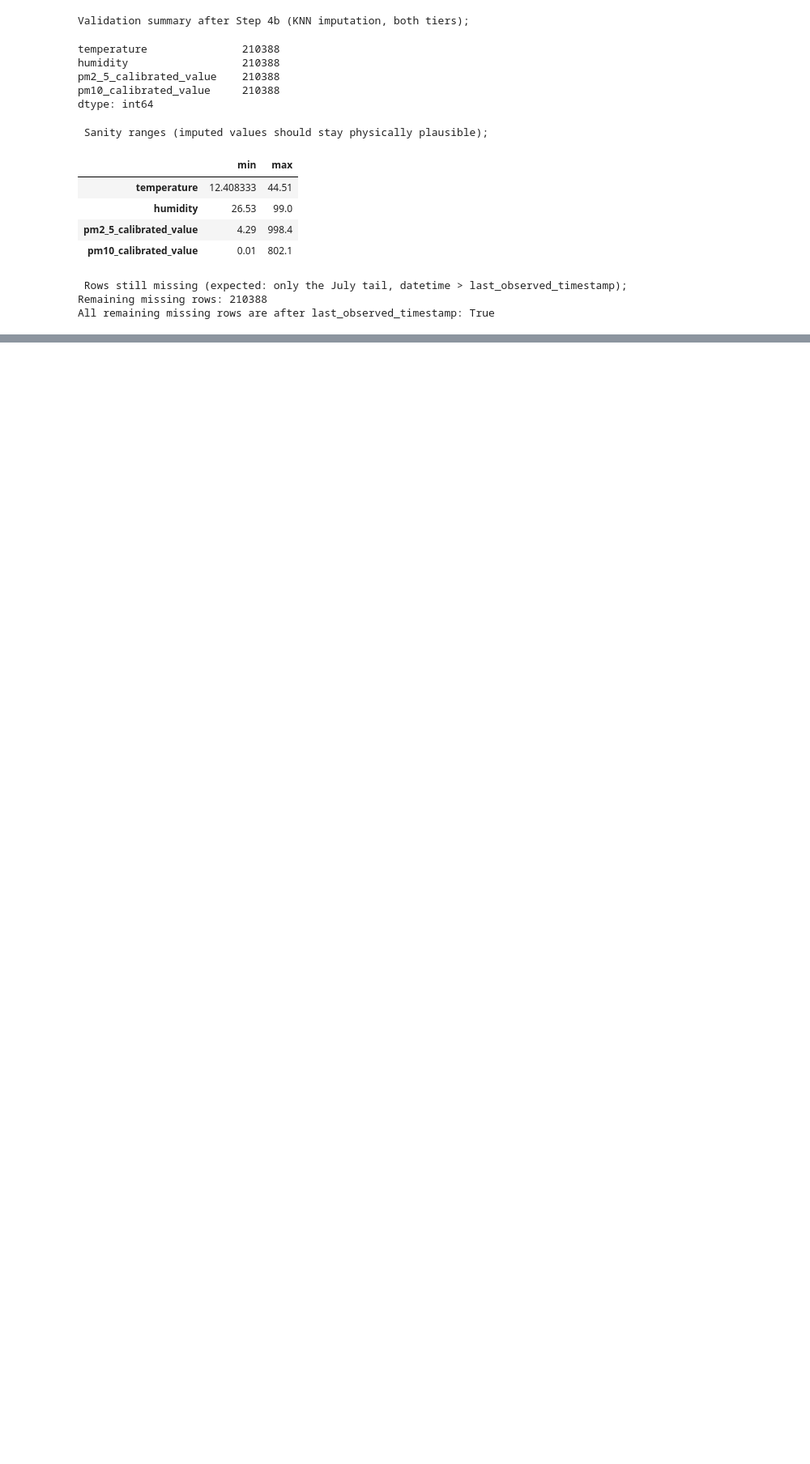
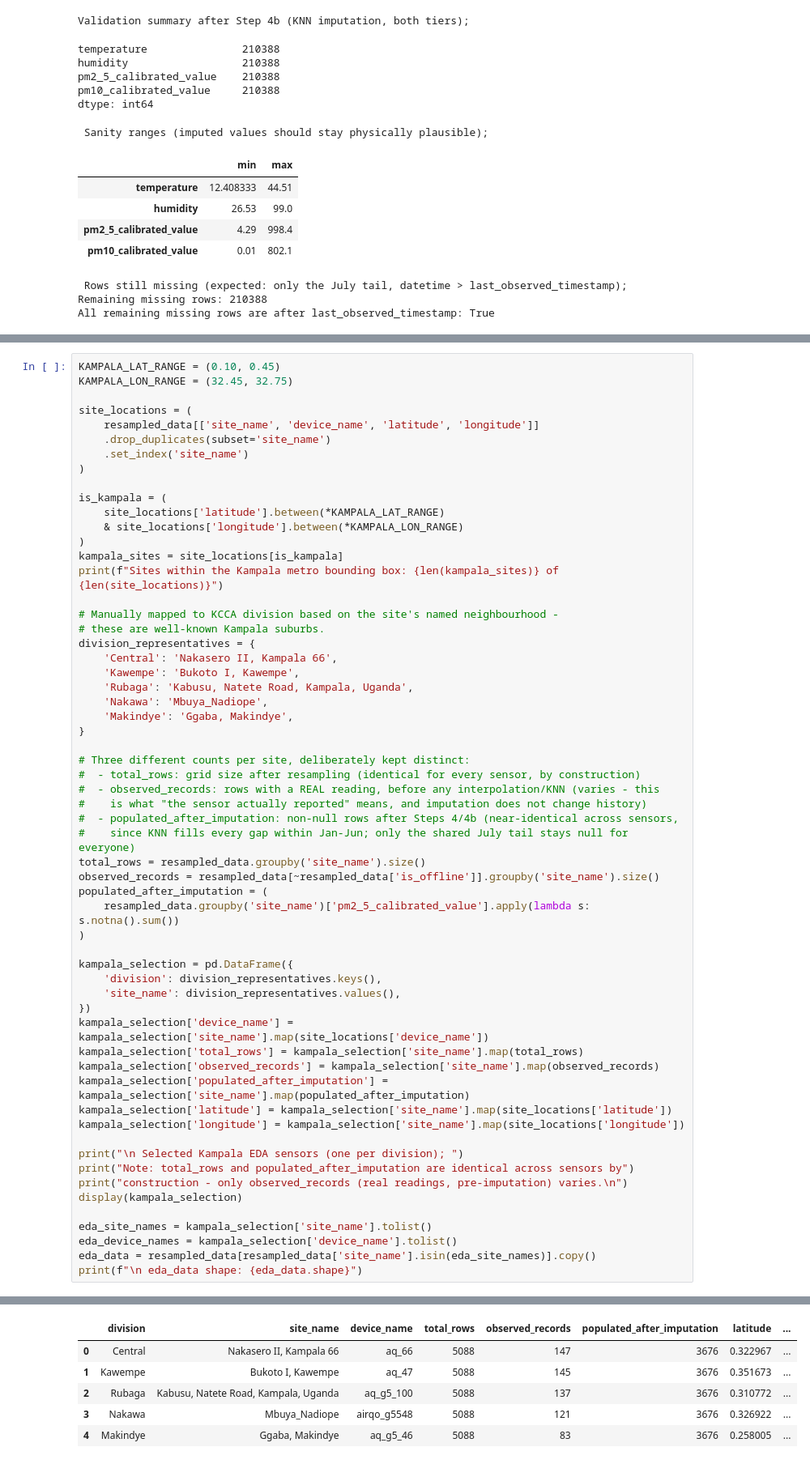
Before and after one commit to coleRodneyMigisha/airqo_cole_charis_assgnmnt, a Jupyter notebook: train.ipynb, the cells around one changed output, grey strips where cells are left out. Shown at 81% size. Drawn from its saved outputs; the diff is of its cells as text; blank space fills up the shorter version.

Commit message:
Selection of the Data points/sites for the EDA

```diff
--- a/train.ipynb
+++ b/train.ipynb
@@ -933,0 +938,60 @@ All remaining missing rows are after last_observed_timestamp: True
+# %%
+KAMPALA_LAT_RANGE = (0.10, 0.45)
+KAMPALA_LON_RANGE = (32.45, 32.75)
+
+site_locations = (
+    resampled_data[['site_name', 'device_name', 'latitude', 'longitude']]
+    .drop_duplicates(subset='site_name')
+    .set_index('site_name')
+)
+
+is_kampala = (
+    site_locations['latitude'].between(*KAMPALA_LAT_RANGE)
+    & site_locations['longitude'].between(*KAMPALA_LON_RANGE)
+)
+kampala_sites = site_locations[is_kampala]
+print(f"Sites within the Kampala metro bounding box: {len(kampala_sites)} of {len(site_locations)}")
+
+# Manually mapped to KCCA division based on the site's named neighbourhood -
+# these are well-known Kampala suburbs.
+division_representatives = {
+    'Central': 'Nakasero II, Kampala 66',
+    'Kawempe': 'Bukoto I, Kawempe',
+    'Rubaga': 'Kabusu, Natete Road, Kampala, Uganda',
+    'Nakawa': 'Mbuya_Nadiope',
+    'Makindye': 'Ggaba, Makindye',
+}
+
+# Three different counts per site, deliberately kept distinct:
+#  - total_rows: grid size after resampling (identical for every sensor, by construction)
+#  - observed_records: rows with a REAL reading, before any interpolation/KNN (varies - this
+#    is what "the sensor actually reported" means, and imputation does not change history)
+#  - populated_after_imputation: non-null rows after Steps 4/4b (near-identical across sensors,
+#    since KNN fills every gap within Jan-Jun; only the shared July tail stays null for everyone)
+total_rows = resampled_data.groupby('site_name').size()
+observed_records = resampled_data[~resampled_data['is_offline']].groupby('site_name').size()
+populated_after_imputation = (
+    resampled_data.groupby('site_name')['pm2_5_calibrated_value'].apply(lambda s: s.notna().sum())
+)
+
+kampala_selection = pd.DataFrame({
+    'division': division_representatives.keys(),
+    'site_name': division_representatives.values(),
+})
+kampala_selection['device_name'] = kampala_selection['site_name'].map(site_locations['device_name'])
+kampala_selection['total_rows'] = kampala_selection['site_name'].map(total_rows)
+kampala_selection['observed_records'] = kampala_selection['site_name'].map(observed_records)
+kampala_selection['populated_after_imputation'] = kampala_selection['site_name'].map(populated_after_imputation)
+kampala_selection['latitude'] = kampala_selection['site_name'].map(site_locations['latitude'])
+kampala_selection['longitude'] = kampala_selection['site_name'].map(site_locations['longitude'])
+
+print("\n Selected Kampala EDA sensors (one per division); ")
+print("Note: total_rows and populated_after_imputation are identical across sensors by")
+print("construction - only observed_records (real readings, pre-imputation) varies.\n")
+display(kampala_selection)
+
+eda_site_names = kampala_selection['site_name'].tolist()
+eda_device_names = kampala_selection['device_name'].tolist()
+eda_data = resampled_data[resampled_data['site_name'].isin(eda_site_names)].copy()
+print(f"\n eda_data shape: {eda_data.shape}")
+# %% [output]
@@ -933,0 +1003,6 @@ All remaining missing rows are after last_observed_timestamp: True
+|  | division | site_name | device_name | total_rows | observed_records | populated_after_imputation | latitude | ... |
+| 0 | Central | Nakasero II, Kampala 66 | aq_66 | 5088 | 147 | 3676 | 0.322967 | ... |
+| 1 | Kawempe | Bukoto I, Kawempe | aq_47 | 5088 | 145 | 3676 | 0.351673 | ... |
+| 2 | Rubaga | Kabusu, Natete Road, Kampala, Uganda | aq_g5_100 | 5088 | 137 | 3676 | 0.310772 | ... |
+| 3 | Nakawa | Mbuya_Nadiope | airqo_g5548 | 5088 | 121 | 3676 | 0.326922 | ... |
+| 4 | Makindye | Ggaba, Makindye | aq_g5_46 | 5088 | 83 | 3676 | 0.258005 | ... |
```
Also changed, not shown: parts of 2 cells of this notebook.
